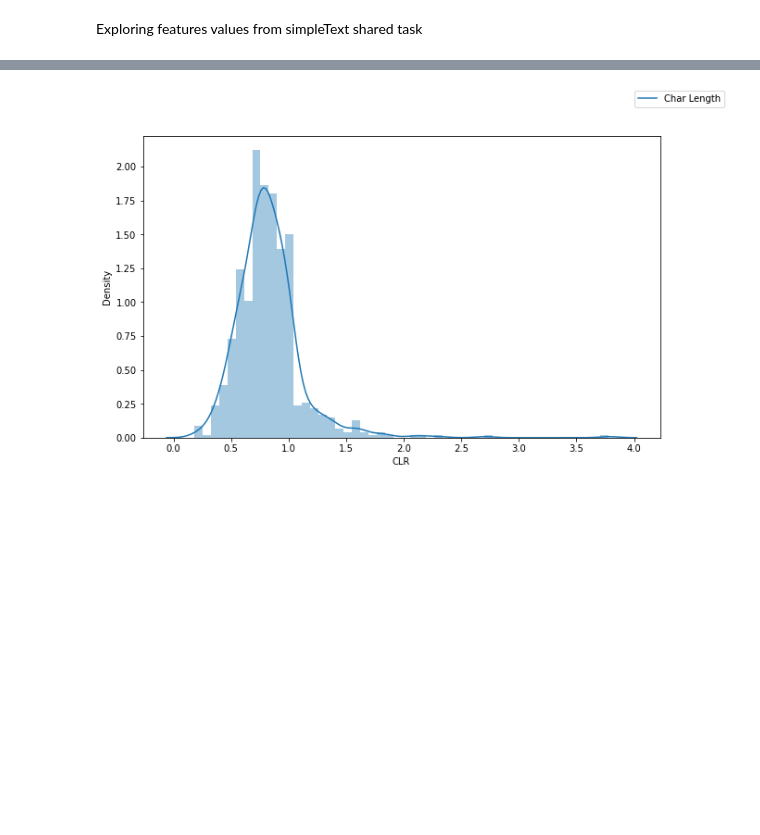
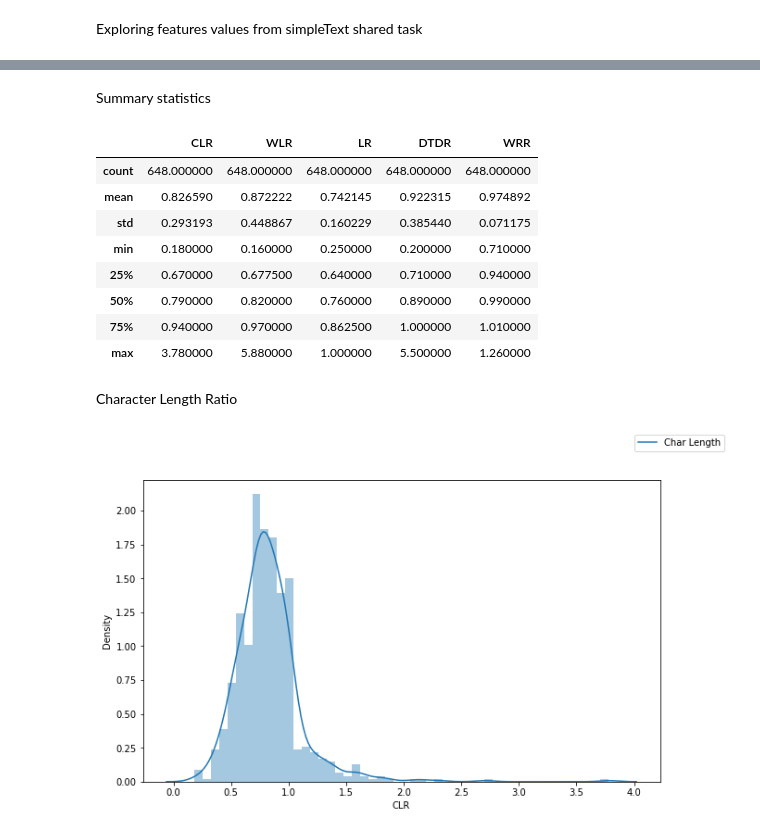
Before and after one commit to Hisarlik/simpleTextCLEF, a Jupyter notebook: notebooks/3.Calculating features.ipynb, the cells around one changed output, grey strips where cells are left out. Drawn from its saved outputs; the diff is of its cells as text; code cells hidden in the pictures; blank space fills up the shorter version.

```diff
--- a/notebooks/3.Calculating features.ipynb
+++ b/notebooks/3.Calculating features.ipynb
@@ -354,6 +336,6 @@ for i,row in sentences_pairs.iterrows():
 # %%
 len(results)
-results_df = pd.DataFrame(results)
+results_df = pd.DataFrame(results).astype('float')
 # %%
 results_df
 # %% [output]
@@ -372,4 +354,20 @@ results_df
 648 rows × 5 columns
+# %% [markdown]
+Summary statistics
+# %%
+results_df.describe()
+# %% [output]
+|  | CLR | WLR | LR | DTDR | WRR |
+| count | 648.000000 | 648.000000 | 648.000000 | 648.000000 | 648.000000 |
+| mean | 0.826590 | 0.872222 | 0.742145 | 0.922315 | 0.974892 |
+| std | 0.293193 | 0.448867 | 0.160229 | 0.385440 | 0.071175 |
+| min | 0.180000 | 0.160000 | 0.250000 | 0.200000 | 0.710000 |
+| 25% | 0.670000 | 0.677500 | 0.640000 | 0.710000 | 0.940000 |
+| 50% | 0.790000 | 0.820000 | 0.760000 | 0.890000 | 0.990000 |
+| 75% | 0.940000 | 0.970000 | 0.862500 | 1.000000 | 1.010000 |
+| max | 3.780000 | 5.880000 | 1.000000 | 5.500000 | 1.260000 |
+# %% [markdown]
+Character Length Ratio
 # %%
 fig = plt.figure(figsize=(10,6))
 sns.distplot(results_df["CLR"])
```
Also changed, not shown: parts of 2 cells of this notebook, 9 other files.
